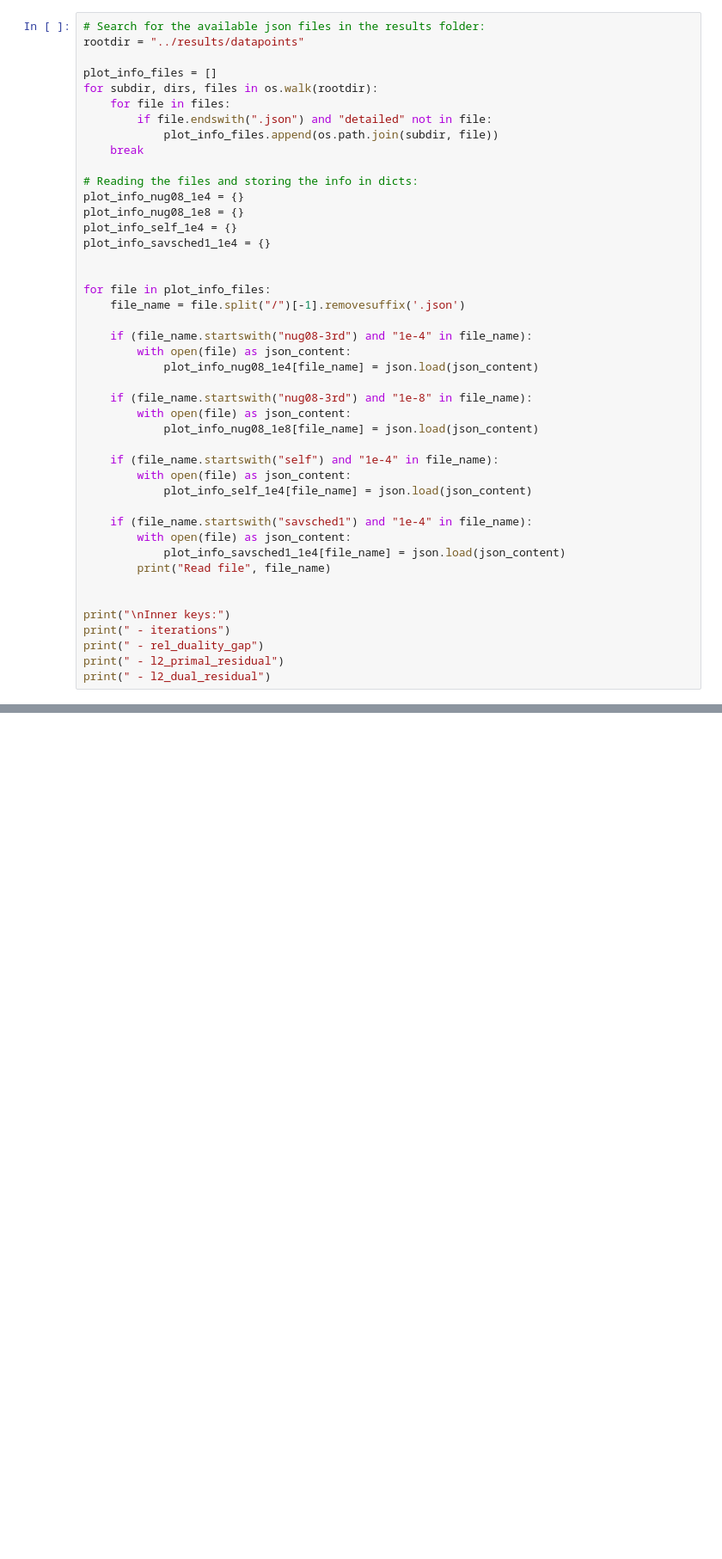
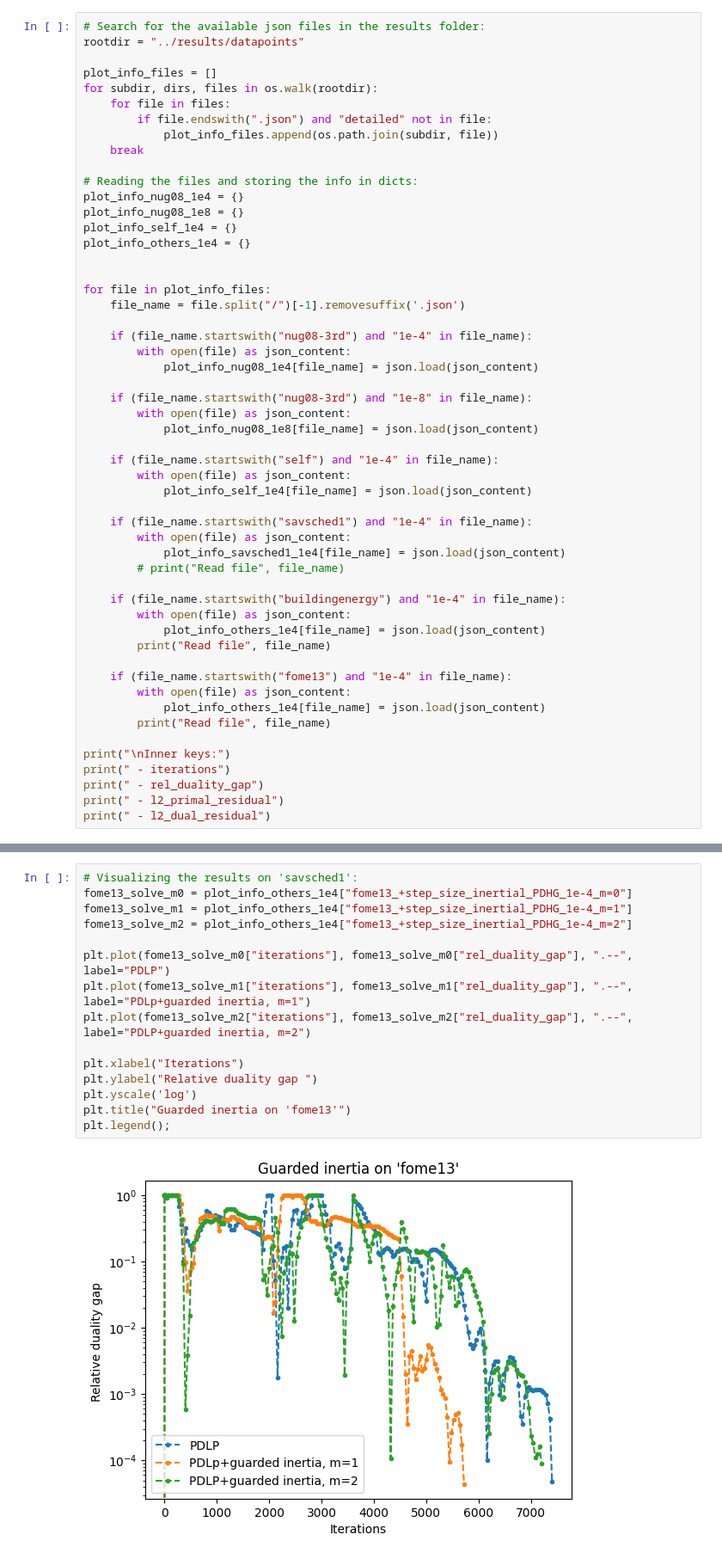
Before and after one commit to TheodorAT/MasterThesis, a Jupyter notebook: scripts/plot_convergences.ipynb, the cells around one changed output, grey strips where cells are left out. Shown at 86% size. Drawn from its saved outputs; the diff is of its cells as text; blank space fills up the shorter version.

```diff
--- a/scripts/plot_convergences.ipynb
+++ b/scripts/plot_convergences.ipynb
@@ -17,7 +17,7 @@ for subdir, dirs, files in os.walk(rootdir):
 plot_info_nug08_1e4 = {}
 plot_info_nug08_1e8 = {}
 plot_info_self_1e4 = {}
-plot_info_savsched1_1e4 = {}
+plot_info_others_1e4 = {}
 
 
 for file in plot_info_files:
@@ -38,8 +38,17 @@ for file in plot_info_files:
     if (file_name.startswith("savsched1") and "1e-4" in file_name):
         with open(file) as json_content:
             plot_info_savsched1_1e4[file_name] = json.load(json_content)
+        # print("Read file", file_name)
+
+    if (file_name.startswith("buildingenergy") and "1e-4" in file_name):
+        with open(file) as json_content:
+            plot_info_others_1e4[file_name] = json.load(json_content)
         print("Read file", file_name)
 
+    if (file_name.startswith("fome13") and "1e-4" in file_name):
+        with open(file) as json_content:
+            plot_info_others_1e4[file_name] = json.load(json_content)
+        print("Read file", file_name)
 
 print("\nInner keys:")
 print(" - iterations")
@@ -347,3 +353,20 @@ plt.legend();
 # %% [output]
 [figure]
 [figure]
+# %%
+# Visualizing the results on 'savsched1':
+fome13_solve_m0 = plot_info_others_1e4["fome13_+step_size_inertial_PDHG_1e-4_m=0"]
+fome13_solve_m1 = plot_info_others_1e4["fome13_+step_size_inertial_PDHG_1e-4_m=1"]
+fome13_solve_m2 = plot_info_others_1e4["fome13_+step_size_inertial_PDHG_1e-4_m=2"]
+
+plt.plot(fome13_solve_m0["iterations"], fome13_solve_m0["rel_duality_gap"], ".--", label="PDLP")
+plt.plot(fome13_solve_m1["iterations"], fome13_solve_m1["rel_duality_gap"], ".--", label="PDLp+guarded inertia, m=1")
+plt.plot(fome13_solve_m2["iterations"], fome13_solve_m2["rel_duality_gap"], ".--", label="PDLP+guarded inertia, m=2")
+
+plt.xlabel("Iterations")
+plt.ylabel("Relative duality gap ")
+plt.yscale('log')
+plt.title("Guarded inertia on 'fome13'")
+plt.legend();
+# %% [output]
+[figure, added]
```
Also changed, not shown: parts of 4 cells of this notebook, 19 other files.
